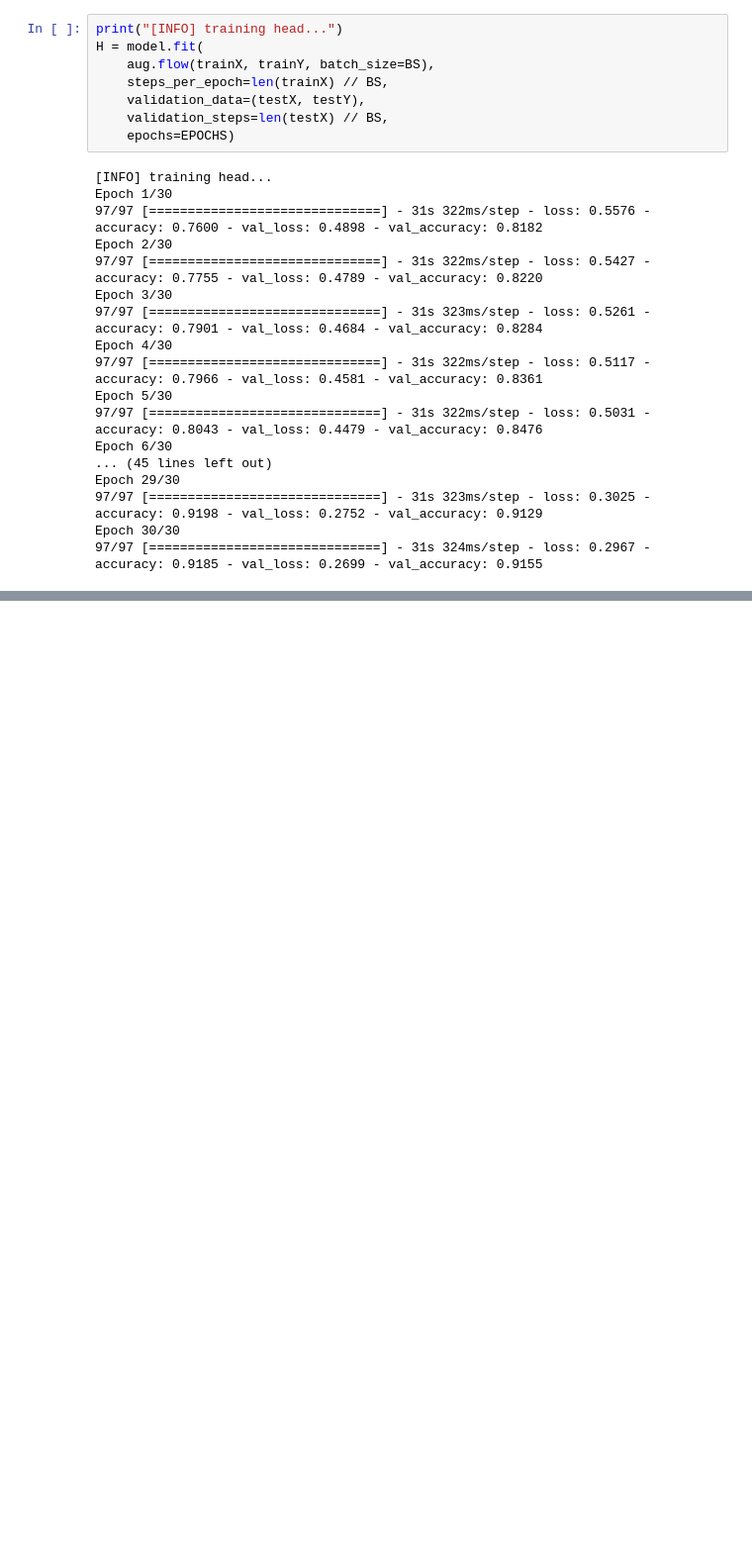
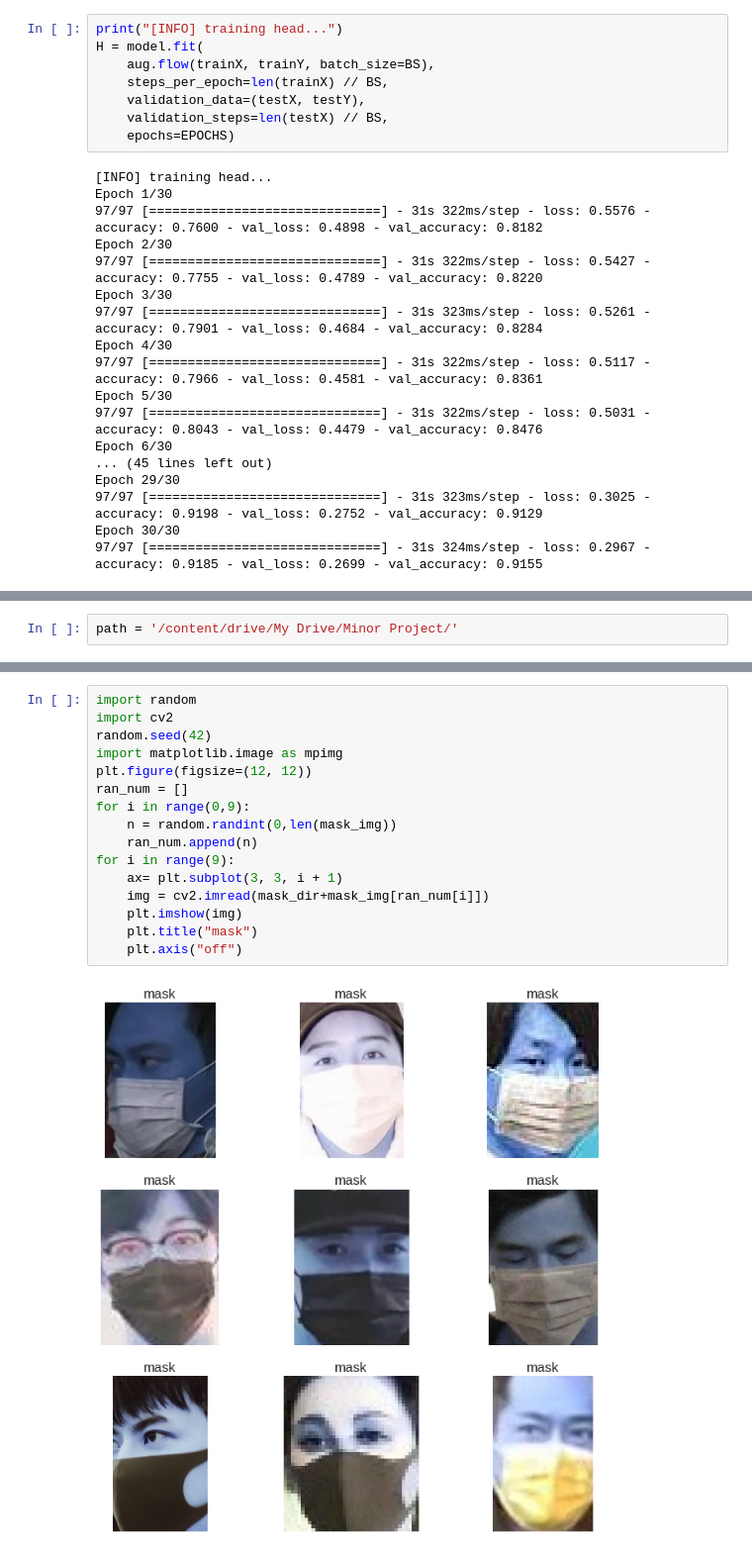
Before and after one commit to harsh-ux/PRML-Mask-Detection, a Jupyter notebook: mask.ipynb, the cells around one changed output, grey strips where cells are left out. Shown at 99% size. Saved outputs shown, nothing was run; the diff lists cells and outputs as text; blank space fills up the shorter version.

```diff
--- a/mask.ipynb
+++ b/mask.ipynb
@@ -428,0 +458,2 @@ Epoch 30/30
+# %%
+path = '/content/drive/My Drive/Minor Project/'
@@ -428,0 +476,18 @@ Epoch 30/30
+# %%
+import random
+import cv2
+random.seed(42)
+import matplotlib.image as mpimg
+plt.figure(figsize=(12, 12))
+ran_num = []
+for i in range(0,9):
+    n = random.randint(0,len(mask_img))
+    ran_num.append(n)
+for i in range(9):
+    ax= plt.subplot(3, 3, i + 1)
+    img = cv2.imread(mask_dir+mask_img[ran_num[i]])
+    plt.imshow(img)
+    plt.title("mask")
+    plt.axis("off")
+# %% [output]
+[figure, added]
```
Also changed, not shown: parts of 40 cells of this notebook.
